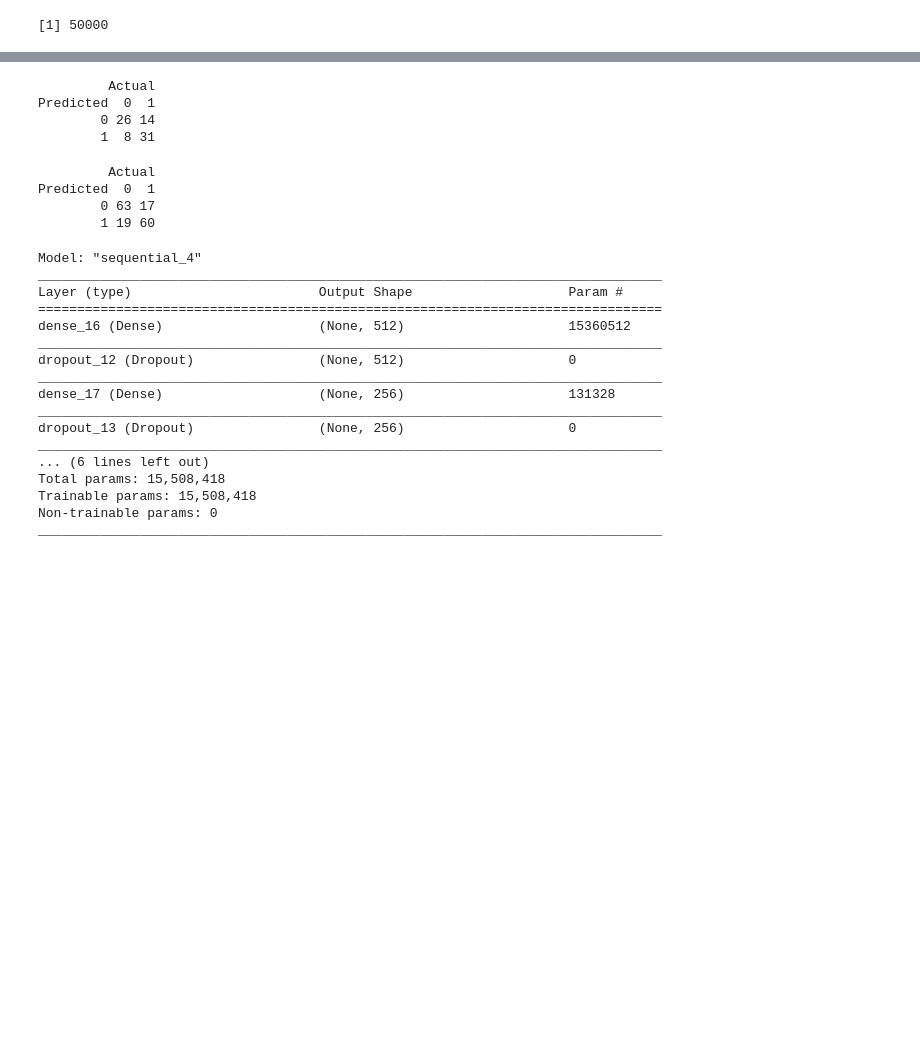
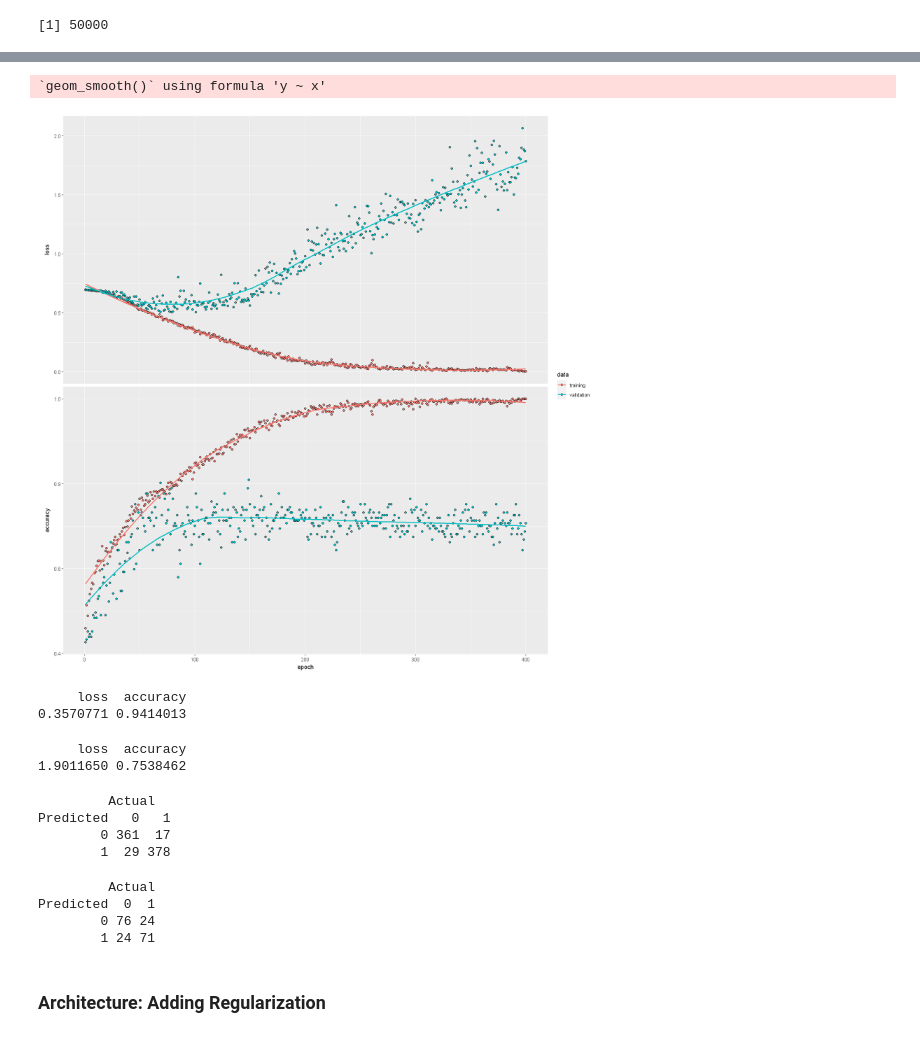
Before and after one commit to alif-munim/r-tensorflow, a Jupyter notebook: melanoma-classification/melanoma-classification.ipynb, the cells around one changed output, grey strips where cells are left out. Drawn from its saved outputs; the diff is of its cells as text; code cells hidden in the pictures; blank space fills up the shorter version.

Commit message:
Experiment with CNN architecture

```diff
--- a/melanoma-classification/melanoma-classification.ipynb
+++ b/melanoma-classification/melanoma-classification.ipynb
@@ -556,7 +558,7 @@ dummy %>%
     filter(MEL %in% c("0")) -> new_data_neg
 neg_file_list <- new_data_neg[1:495]
 # %%
-subset_size <- 400
+subset_size <- 490
 pos_subset <- new_data_pos[c(1:subset_size),]
 neg_subset <- new_data_neg[c(1:subset_size),]
 # %%
@@ -657,0 +600,6 @@ plot(history)
+# %%
+train <- abind(train_melanoma_pic, along=4)
+test <- abind(test_melanoma_pic, along=4)
+# %%
+train <- aperm(train, c(4, 1, 2, 3))
+test <- aperm(test, c(4, 1, 2, 3))
@@ -658,48 +657,42 @@ plot(history)
+# %%
+history <- model %>%
+    fit(train,
+        train_labels,
+        epochs=400,
+        batch_size=32,
+        validation_split=0.2,
+        validation_data=list(test, test_labels))
+# %%
+options(repr.plot.width=14, repr.plot.height=14)
+plot(history)
+# %% [output]
+`geom_smooth()` using formula 'y ~ x'
+[figure, added]
+# %%
+model %>% evaluate(train, train_labels)
+# %% [output]
+     loss  accuracy
+0.3570771 0.9414013
+# %%
+model %>% evaluate(test, test_labels)
+# %% [output]
+     loss  accuracy
+1.9011650 0.7538462
 # %%
 # Create a new confusion Matrix
-pred <- model %>% predict_classes(test_x)
-table(Predicted = pred, Actual = bd_test_y)
+pred <- model %>% predict_classes(train)
+table(Predicted = pred, Actual = bd_train_y)
 # %% [output]
          Actual
-Predicted  0  1
-        0 26 14
-        1  8 31
+Predicted   0   1
+        0 361  17
+        1  29 378
 # %%
 # Create a new confusion Matrix
-pred <- model %>% predict_classes(test_x)
+pred <- model %>% predict_classes(test)
 table(Predicted = pred, Actual = bd_test_y)
 # %% [output]
          Actual
 Predicted  0  1
-        0 63 17
-        1 19 60
+        0 76 24
+        1 24 71
-# %%
-# Try a different model
-model <- keras_model_sequential()
-model %>%
-    layer_dense(units=512, activation="relu", input_shape=c(30000)) %>%
-    layer_dropout(rate=0.4) %>%
-    layer_dense(units=256, activation="relu") %>%
-    layer_dropout(rate=0.3) %>%
-    layer_dense(units=64, activation="relu") %>%
-    layer_dropout(rate=0.2) %>%
-    layer_dense(units=2, activation="sigmoid")
-summary(model)
-# %% [output]
-Model: "sequential_4"
-________________________________________________________________________________
-Layer (type)                        Output Shape                    Param #
-================================================================================
-dense_16 (Dense)                    (None, 512)                     15360512
-________________________________________________________________________________
-dropout_12 (Dropout)                (None, 512)                     0
-________________________________________________________________________________
-dense_17 (Dense)                    (None, 256)                     131328
-________________________________________________________________________________
-dropout_13 (Dropout)                (None, 256)                     0
-________________________________________________________________________________
-... (6 lines left out)
-Total params: 15,508,418
-Trainable params: 15,508,418
-Non-trainable params: 0
-________________________________________________________________________________
@@ -727,0 +699,2 @@ table(Predicted = pred, Actual = bd_test_y)
+# %% [markdown]
+### Architecture: Adding Regularization
```
Also changed, not shown: parts of 26 cells of this notebook.
